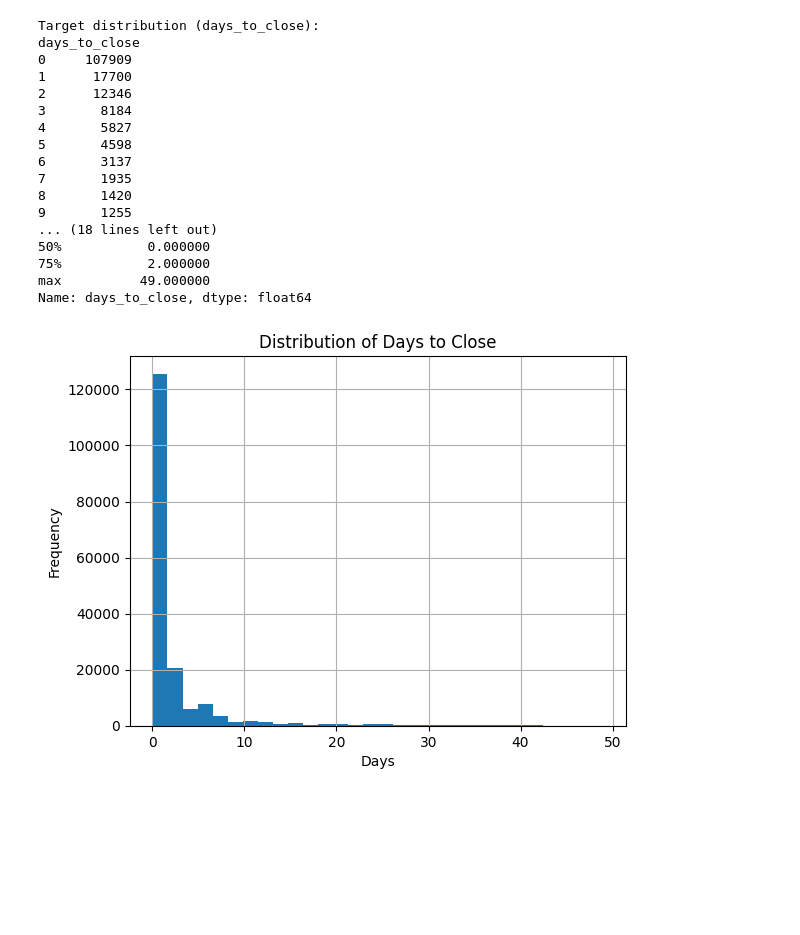
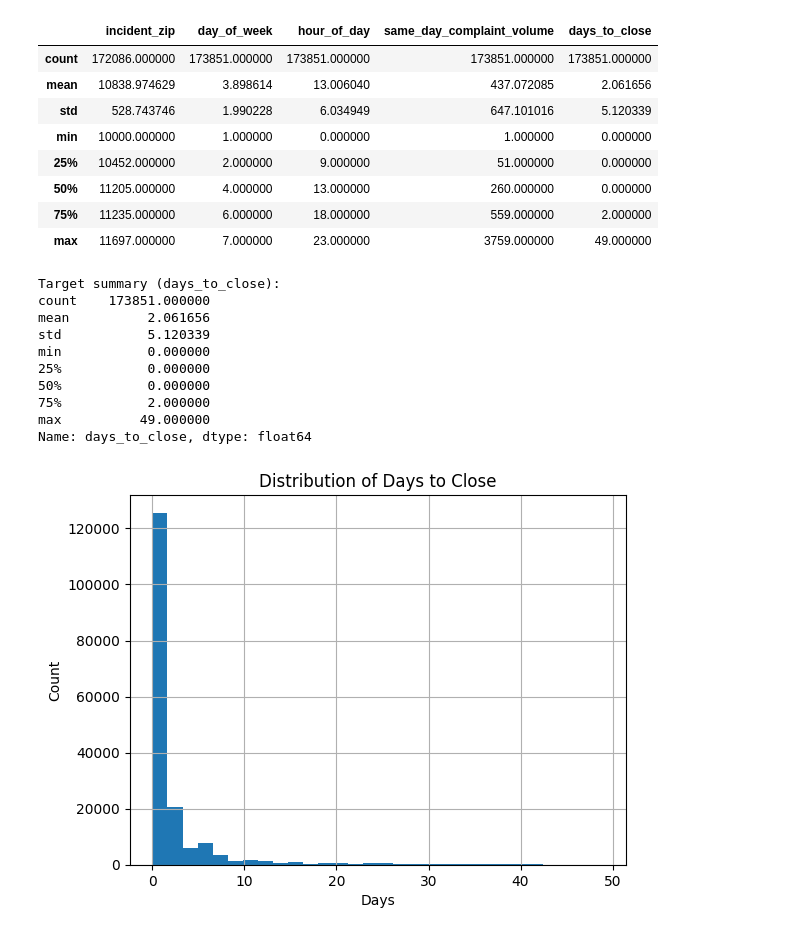
Before and after one commit to chaud114/aws-nyc311-chaud114, a Jupyter notebook: notebooks/modeling_train_and_eval.ipynb, the cells around one changed output. Drawn from its saved outputs; the diff is of its cells as text; code cells hidden in the pictures; blank space fills up the shorter version.

```diff
--- a/notebooks/modeling_train_and_eval.ipynb
+++ b/notebooks/modeling_train_and_eval.ipynb
@@ -68,35 +58,33 @@ max        49.000000
 # %%
-print("Target distribution (days_to_close):")
-
-print(df['days_to_close'].value_counts().sort_index().head(20))
-
-print("\nTarget summary:")
-print(df['days_to_close'].describe())
+df.describe()
 # %% [output]
-Target distribution (days_to_close):
-days_to_close
-0     107909
-1      17700
-2      12346
-3       8184
-4       5827
-5       4598
-6       3137
-7       1935
-8       1420
-9       1255
-... (18 lines left out)
-50%           0.000000
-75%           2.000000
-max          49.000000
-Name: days_to_close, dtype: float64
+|  | incident_zip | day_of_week | hour_of_day | same_day_complaint_volume | days_to_close |
+| count | 172086.000000 | 173851.000000 | 173851.000000 | 173851.000000 | 173851.000000 |
+| mean | 10838.974629 | 3.898614 | 13.006040 | 437.072085 | 2.061656 |
+| std | 528.743746 | 1.990228 | 6.034949 | 647.101016 | 5.120339 |
+| min | 10000.000000 | 1.000000 | 0.000000 | 1.000000 | 0.000000 |
+| 25% | 10452.000000 | 2.000000 | 9.000000 | 51.000000 | 0.000000 |
+| 50% | 11205.000000 | 4.000000 | 13.000000 | 260.000000 | 0.000000 |
+| 75% | 11235.000000 | 6.000000 | 18.000000 | 559.000000 | 2.000000 |
+| max | 11697.000000 | 7.000000 | 23.000000 | 3759.000000 | 49.000000 |
 # %%
-import matplotlib.pyplot as plt
+print("Target summary (days_to_close):")
+print(df['days_to_close'].describe())
 
 df['days_to_close'].hist(bins=30)
 plt.title("Distribution of Days to Close")
 plt.xlabel("Days")
-plt.ylabel("Frequency")
+plt.ylabel("Count")
 plt.show()
 # %% [output]
+Target summary (days_to_close):
+count    173851.000000
+mean          2.061656
+std           5.120339
+min           0.000000
+25%           0.000000
+50%           0.000000
+75%           2.000000
+max          49.000000
+Name: days_to_close, dtype: float64
-[figure, old version]
+[figure, new version]
```
Also changed, not shown: parts of 9 cells of this notebook, 1 other file.
